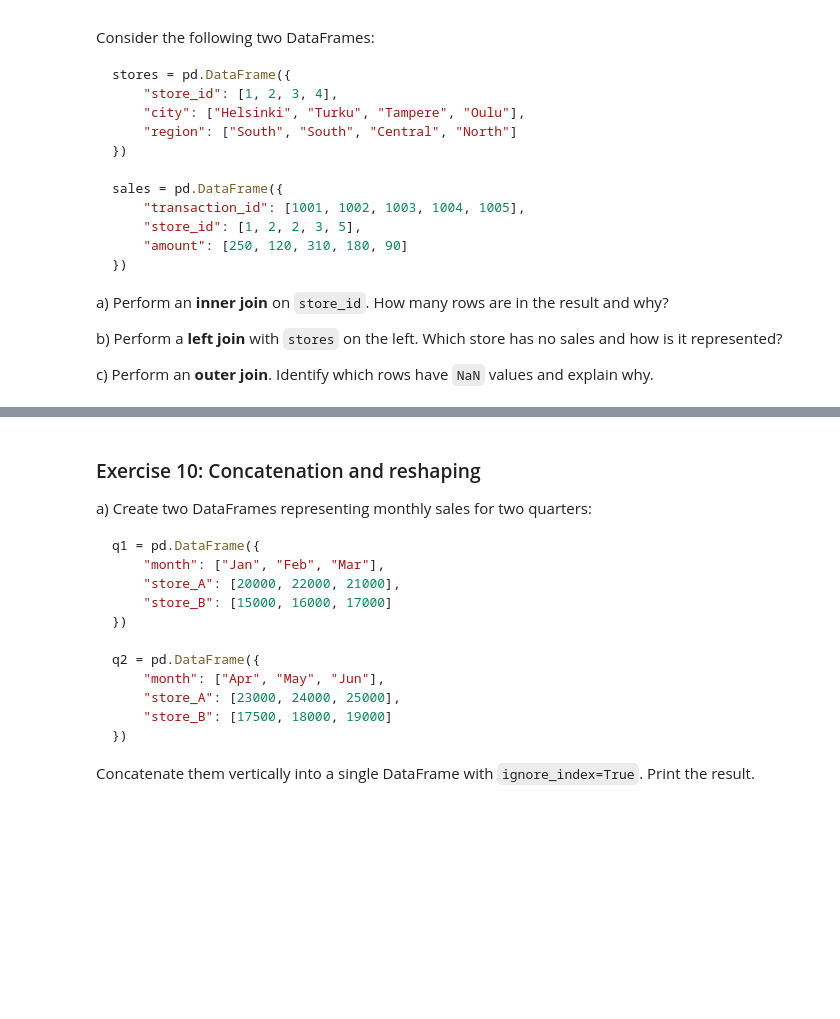
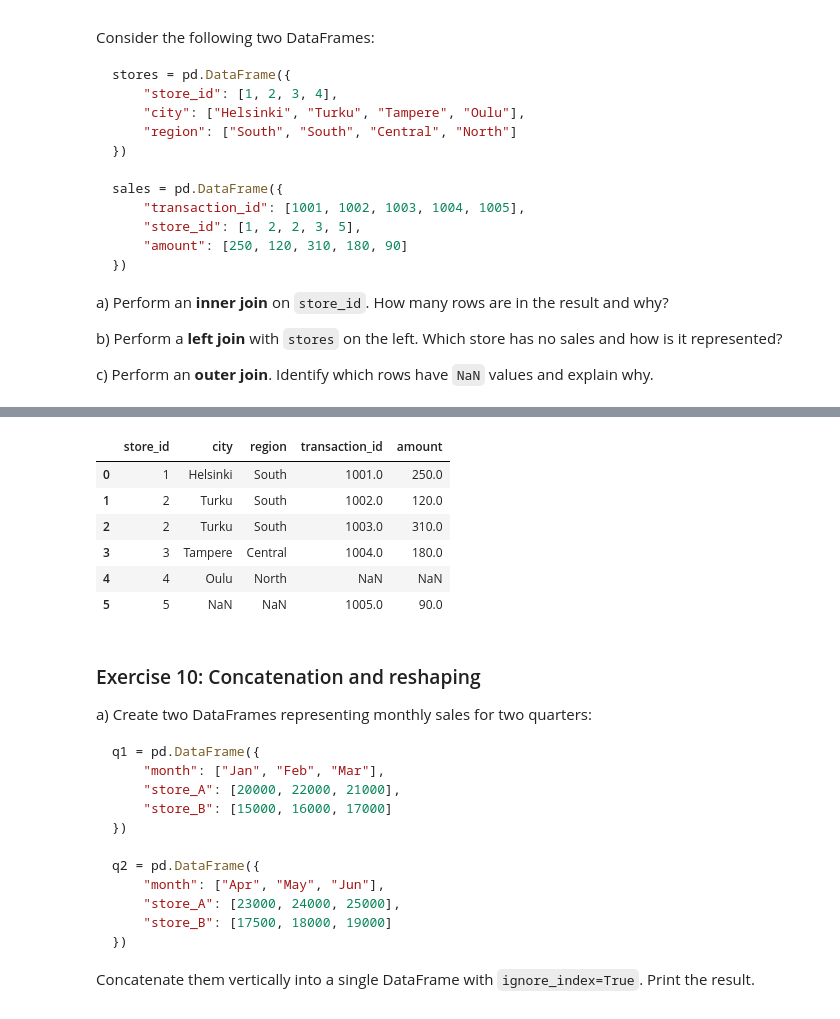
Before and after one commit to LeBy4/Leander_PythonForBusinessInt2026, a Jupyter notebook: exercises/E3_exercise.ipynb, the cells around one changed output, grey strips where cells are left out. Drawn from its saved outputs; the diff is of its cells as text; code cells hidden in the pictures; blank space fills up the shorter version.

```diff
--- a/exercises/E3_exercise.ipynb
+++ b/exercises/E3_exercise.ipynb
@@ -413,3 +558,27 @@ b) Perform a **left join** with `stores` on the left. Which store has no sales a
 c) Perform an **outer join**. Identify which rows have `NaN` values and explain why.
 # %%
 # YOUR CODE HERE
+
+# a)
+
+import pandas as pd
+
+stores = pd.DataFrame({
+    "store_id": [1, 2, 3, 4],
+    "city": ["Helsinki", "Turku", "Tampere", "Oulu"],
+    "region": ["South", "South", "Central", "North"]
+})
+
+print(stores)
+
+sales = pd.DataFrame({
+    "transaction_id": [1001, 1002, 1003, 1004, 1005],
+    "store_id": [1, 2, 2, 3, 5],
+    "amount": [250, 120, 310, 180, 90]
+})
+
+print(sales)
+
+inner = pd.merge(stores, sales, how="inner", on="store_id")
+
+inner
@@ -416,3 +615,16 @@ c) Perform an **outer join**. Identify which rows have `NaN` values and explain
+# %%
+# c)
+
+outer = pd.merge(stores, sales, how="outer", on="store_id")
+outer
+# %% [output]
+|  | store_id | city | region | transaction_id | amount |
+| 0 | 1 | Helsinki | South | 1001.0 | 250.0 |
+| 1 | 2 | Turku | South | 1002.0 | 120.0 |
+| 2 | 2 | Turku | South | 1003.0 | 310.0 |
+| 3 | 3 | Tampere | Central | 1004.0 | 180.0 |
+| 4 | 4 | Oulu | North | NaN | NaN |
+| 5 | 5 | NaN | NaN | 1005.0 | 90.0 |
 # %% [markdown]
 ### Exercise 10: Concatenation and reshaping
 
```
Also changed, not shown: parts of 16 cells of this notebook, 5 other files.
